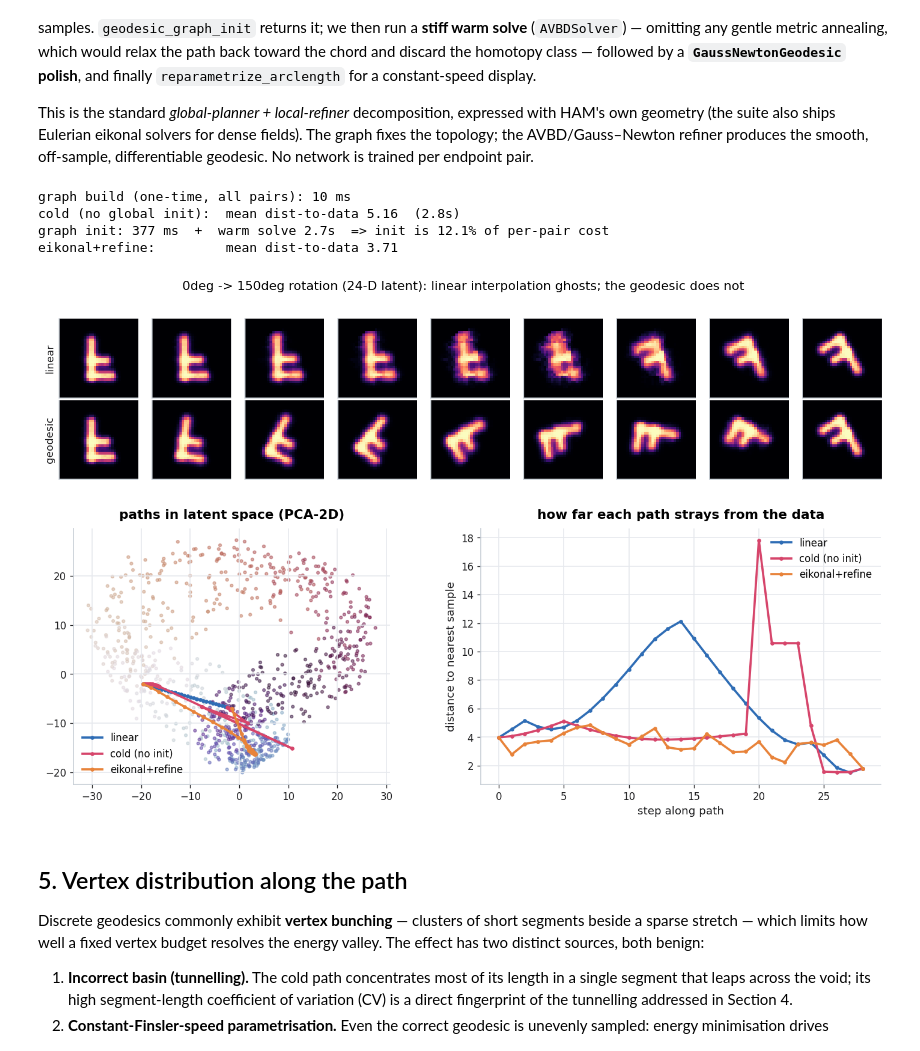
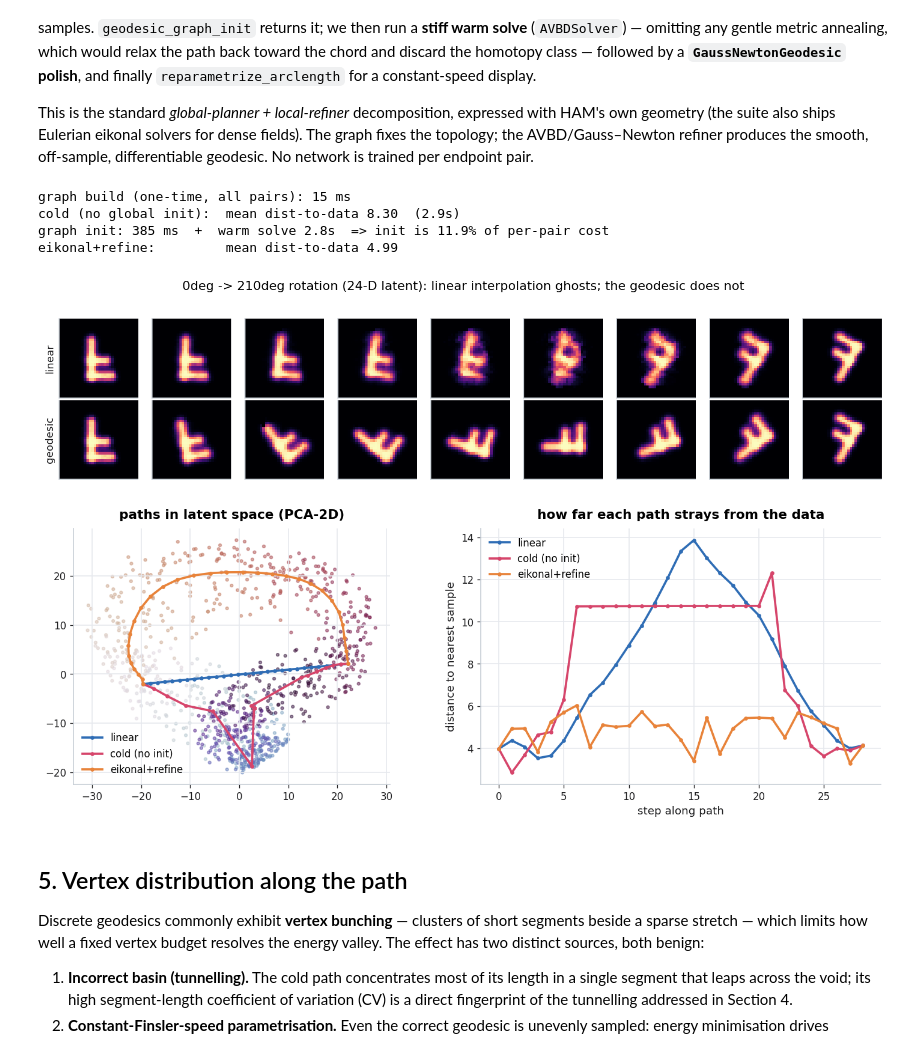
Before and after one commit to hubibala/finslerax, a Jupyter notebook: examples/notebooks/demo_high_dim_latent_geodesics.ipynb, the cells around one changed output. Saved outputs shown, nothing was run; the diff lists cells and outputs as text; code cells hidden in the pictures.

Commit message:
210 degree rotation

```diff
--- a/examples/notebooks/demo_high_dim_latent_geodesics.ipynb
+++ b/examples/notebooks/demo_high_dim_latent_geodesics.ipynb
@@ -189,10 +189,10 @@ def show_strip(paths, labels, title, k=9):
     fig.suptitle(title, y=1.02); plt.tight_layout(); plt.show()
 
 
-THETA = np.deg2rad(150)
+THETA = np.deg2rad(210)
 z0, z1 = latent_of_angle(0.0), latent_of_angle(THETA)
 n_steps = 28
 linear = np.linspace(np.array(z0), np.array(z1), n_steps + 1)
 show_strip([linear], ["linear"],
-           "Linear latent interpolation, 0deg -> 150deg: the letter ghosts")
+           "Linear latent interpolation, 0deg -> 210deg: the letter ghosts")
 # %% [output]
@@ -304,17 +304,17 @@ print(f"graph init: {t_init*1e3:.0f} ms  +  warm solve {t_solve:.1f}s  "
       f"=> init is {100*t_init/(t_init+t_solve):.1f}% of per-pair cost")
 print(f"eikonal+refine:         mean dist-to-data {nn_dist(geodesic)[1:-1].mean():.2f}")
 # %% [output]
-graph build (one-time, all pairs): 10 ms
-cold (no global init):  mean dist-to-data 5.16  (2.8s)
-graph init: 377 ms  +  warm solve 2.7s  => init is 12.1% of per-pair cost
-eikonal+refine:         mean dist-to-data 3.71
+graph build (one-time, all pairs): 15 ms
+cold (no global init):  mean dist-to-data 8.30  (2.9s)
+graph init: 385 ms  +  warm solve 2.8s  => init is 11.9% of per-pair cost
+eikonal+refine:         mean dist-to-data 4.99
 # %%
 # Arc-length reparametrise for a constant-speed strip, then compare the two paths.
 geo_disp = np.asarray(reparametrize_arclength(jnp.asarray(geodesic), n_steps))
 show_strip([linear, geo_disp], ["linear", "geodesic"],
-           "0deg -> 150deg rotation (24-D latent): linear interpolation ghosts; the geodesic does not")
+           "0deg -> 210deg rotation (24-D latent): linear interpolation ghosts; the geodesic does not")
 # %% [output]
-[figure, old version]
+[figure, new version]
 # %%
 # The paths against the latent loop (PCA-2D); the cold path tunnels through the void.
 def to2d(P): return (np.asarray(P) - Z.mean(0)) @ Vt[:2].T
@@ -333,7 +333,7 @@ ax[1].set_xlabel("step along path"); ax[1].set_ylabel("distance to nearest sampl
 ax[1].set_title("how far each path strays from the data"); ax[1].legend()
 plt.tight_layout(); plt.show()
 # %% [output]
-[figure, old version]
+[figure, new version]
 # %% [markdown]
 ## 5. Vertex distribution along the path
 
```
Also changed, not shown: parts of 5 cells of this notebook.
